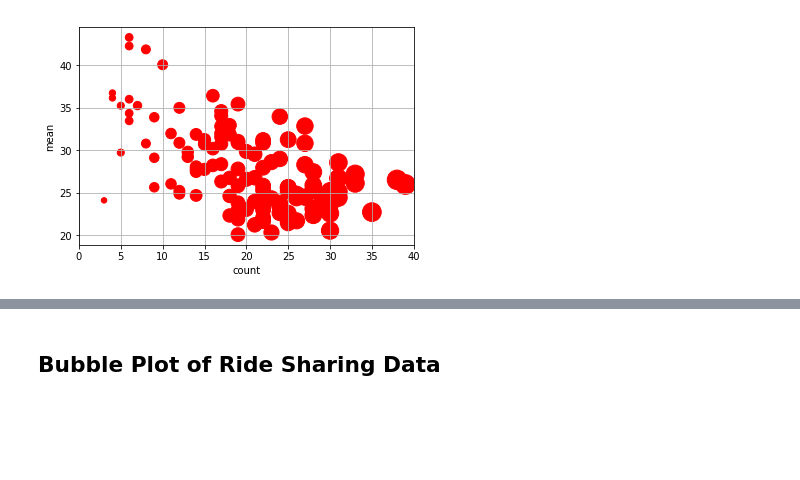
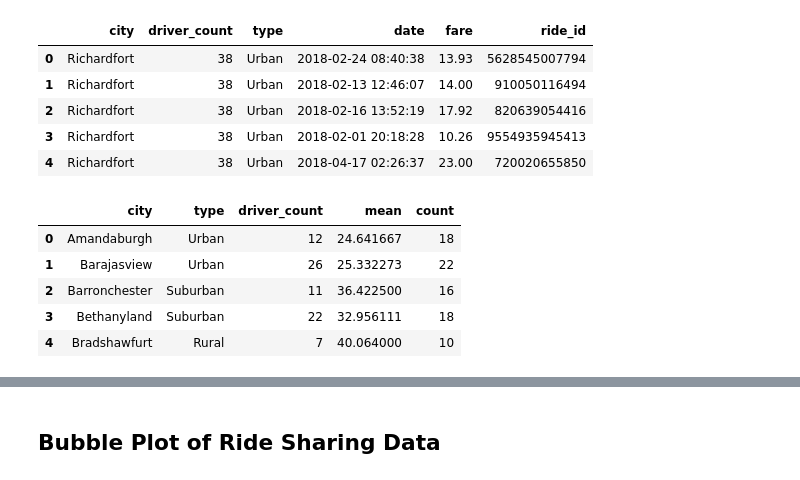
Before and after one commit to xaskoiking/HW_5_Raaghavav_K, a Jupyter notebook: Pyber/pyber_starter.ipynb, the cells around one changed output, grey strips where cells are left out. Cells and saved outputs as stored; diff of their text form; code cells hidden in the pictures; blank space fills up the shorter version.

```diff
--- a/Pyber/pyber_starter.ipynb
+++ b/Pyber/pyber_starter.ipynb
@@ -1,28 +1,38 @@
 # %%
 %matplotlib inline
 # Dependencies and Setup
 import matplotlib.pyplot as plt
 import pandas as pd
 import numpy as np
 
 # File to Load (Remember to change these)
 city_data_to_load = "data/city_data.csv"
 ride_data_to_load = "data/ride_data.csv"
 
 # Read the City and Ride Data
 cityData = pd.read_csv(city_data_to_load)
 rideData = pd.read_csv(ride_data_to_load)
 
 
 # Combine the data into a single dataset
 cityRideDataDF = pd.merge(cityData, rideData, on="city", how="inner")
 
-# Display the data table for previe
+# Display the data table for preview
+cityRideDataDF.head()
+# %% [output]
+|  | city | driver_count | type | date | fare | ride_id |
+| 0 | Richardfort | 38 | Urban | 2018-02-24 08:40:38 | 13.93 | 5628545007794 |
+| 1 | Richardfort | 38 | Urban | 2018-02-13 12:46:07 | 14.00 | 910050116494 |
+| 2 | Richardfort | 38 | Urban | 2018-02-16 13:52:19 | 17.92 | 820639054416 |
+| 3 | Richardfort | 38 | Urban | 2018-02-01 20:18:28 | 10.26 | 9554935945413 |
+| 4 | Richardfort | 38 | Urban | 2018-04-17 02:26:37 | 23.00 | 720020655850 |
-# %%
-a = pd.DataFrame(cityRideDataDF.groupby(['city', 'type']).fare.agg(['mean', 'count']))
-a = a.reset_index()
-a.plot(kind='scatter', x='count', y='mean', grid=True, xlim=(0,40), s=a['count']*10, color='red', legend='type')
-
-plt.show()
-# %% [output]
-[figure, removed]
+# %%
+a.groupby('type').count()
+a.head()
+# %% [output]
+|  | city | type | driver_count | mean | count |
+| 0 | Amandaburgh | Urban | 12 | 24.641667 | 18 |
+| 1 | Barajasview | Urban | 26 | 25.332273 | 22 |
+| 2 | Barronchester | Suburban | 11 | 36.422500 | 16 |
+| 3 | Bethanyland | Suburban | 22 | 32.956111 | 18 |
+| 4 | Bradshawfurt | Rural | 7 | 40.064000 | 10 |
```
Also changed, not shown: parts of 2 cells of this notebook.
